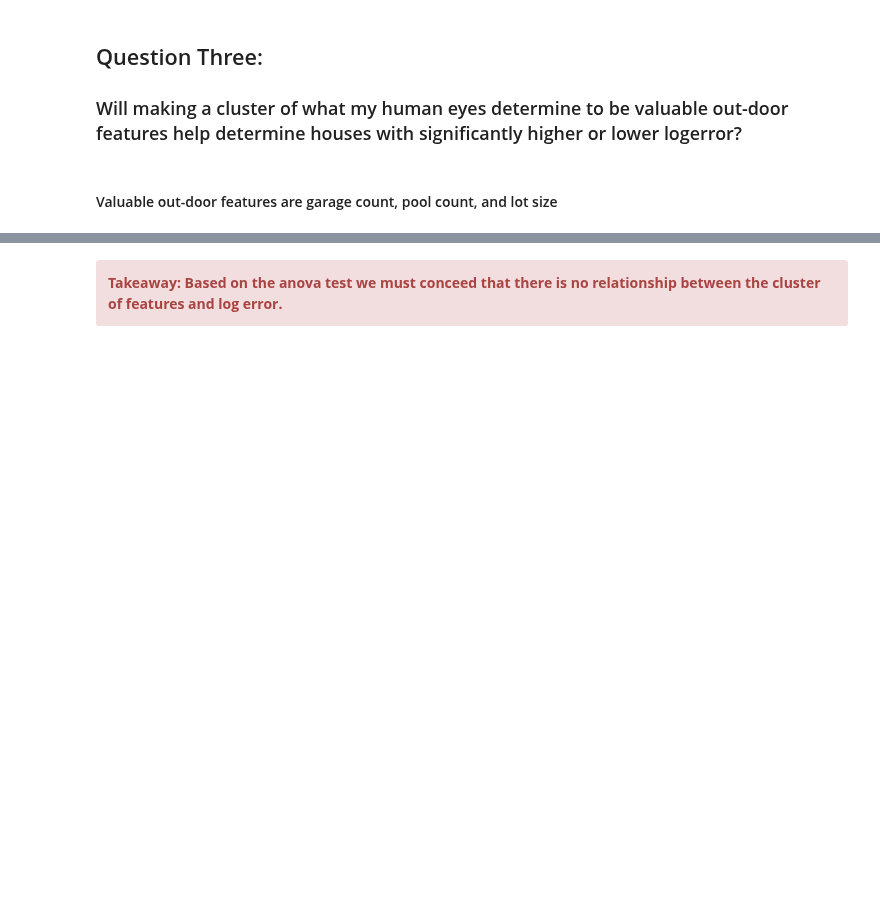
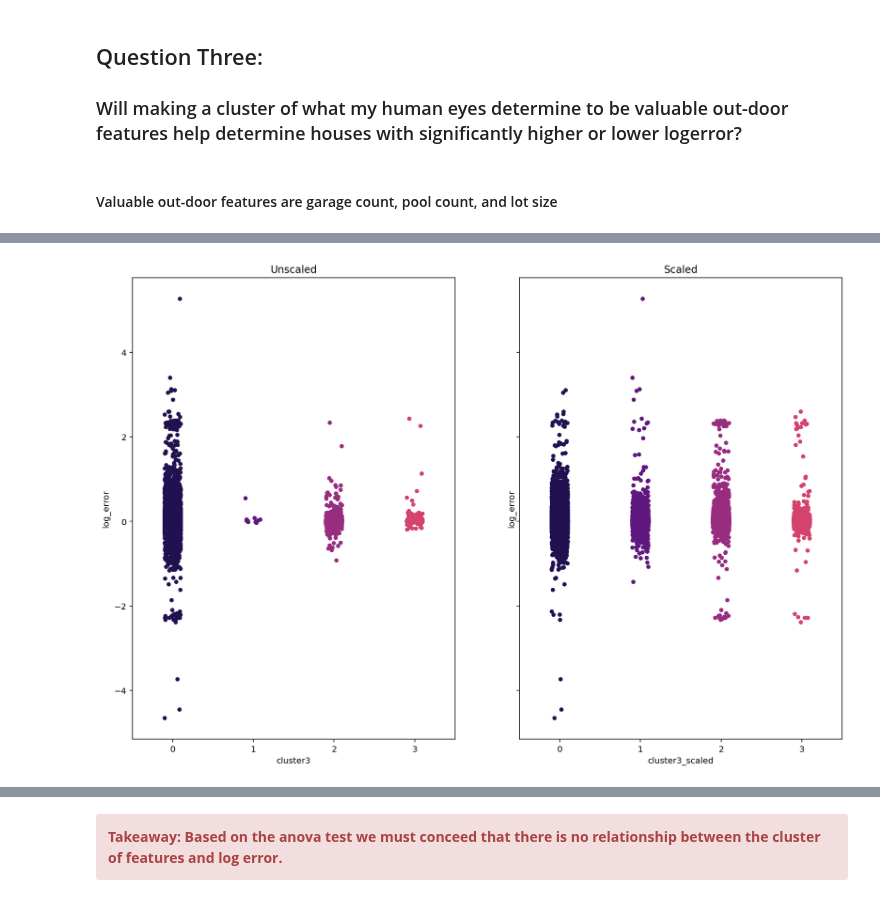
Before and after one commit to L-G-B-Team/clustering-project, a Jupyter notebook: Final_Report_Clustering.ipynb, the cells around one changed output, grey strips where cells are left out. Drawn from its saved outputs; the diff is of its cells as text; code cells hidden in the pictures; blank space fills up the shorter version.

```diff
--- a/Final_Report_Clustering.ipynb
+++ b/Final_Report_Clustering.ipynb
@@ -174,3 +176,5 @@ e.elbow_for_Q3(train_scaled3)
 # %%
-wn.viz_for_Q3(train)
+e.viz_for_Q3(train)
+# %% [output]
+[figure, added]
 # %%
```
Also changed, not shown: parts of 7 cells of this notebook, 1 other file.
